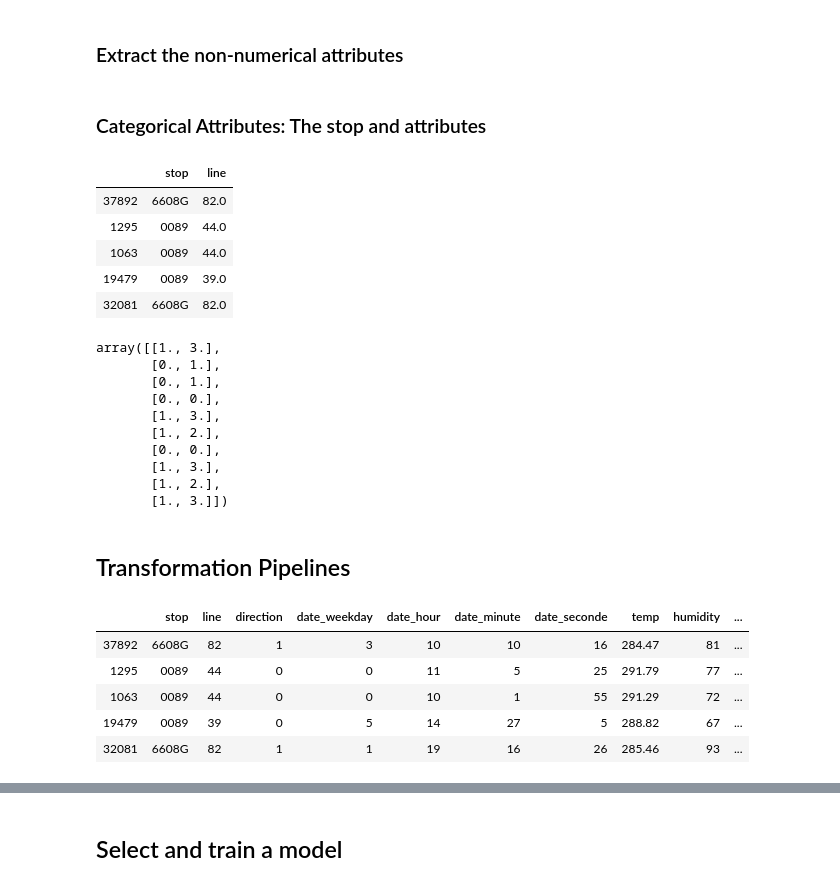
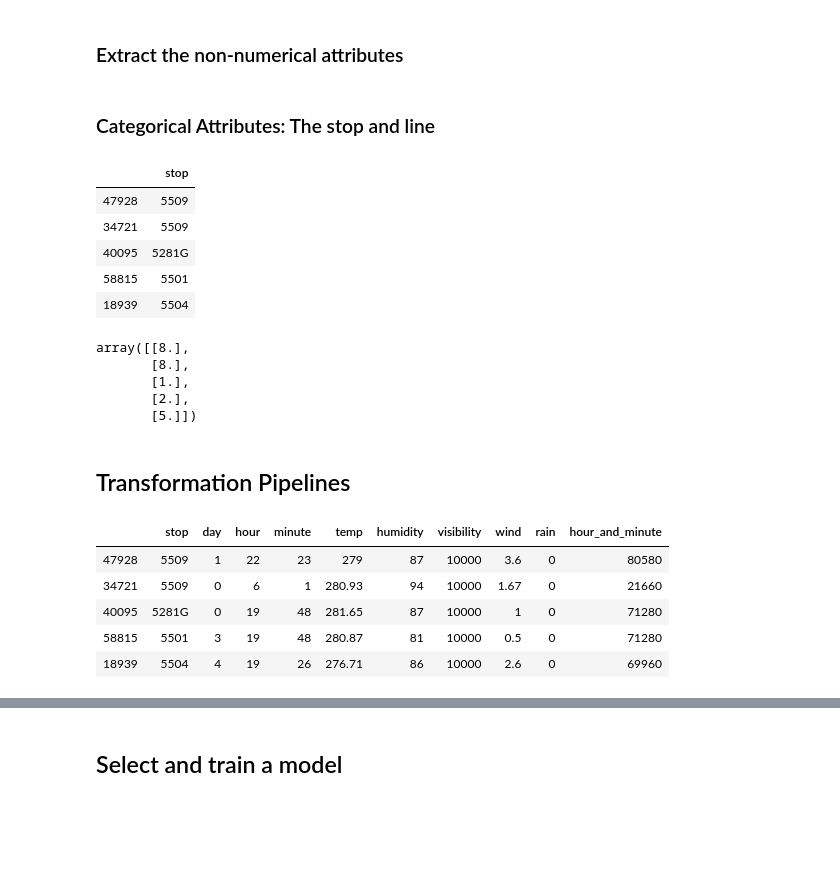
Before and after one commit to jalbrecq/CanYouCatchIt, a Jupyter notebook: sandbox/classification/notebook/Classification.ipynb, the cells around one changed output, grey strips where cells are left out. Cells and saved outputs as stored; diff of their text form; code cells hidden in the pictures; blank space fills up the shorter version.

```diff
--- a/sandbox/classification/notebook/Classification.ipynb
+++ b/sandbox/classification/notebook/Classification.ipynb
@@ -6,7 +6,7 @@ import pandas as pd
 import os, glob
 
 # Set the path to the directory holding CSV files
-DELAY_PATH = 'D:/Utilisateurs/Antoine/Documents/Unnif/5eme cours/Projet inter/CanYouCatchIt/sandbox/data/csv'
+DELAY_PATH = 'D:/Utilisateurs/Antoine/Documents/Unnif/5eme cours/Projet inter/CanYouCatchIt/sandbox/data/csv2'
 
 #we merge all csv files in one and change data for classification
 #this part also remove live with NaN
@@ -59,11 +59,19 @@ def load_delay_data(path=merged_3_path):
 # load the csv file
 delay = load_delay_data()
 
-# Stratifie the data with the different line
-# This make sure that the representation of each stop is the same in the train set then in the overall dataset
+# Get names of indexes for which column line has not a value of 39
+index_to_remove = delay[ delay['line'] != 39].index
+# Delete these row indexes from dataFrame
+delay.drop(index_to_remove , inplace=True)
+
+# Reset the labels
+delay.reset_index(drop=True, inplace=True)
+
+# Stratifie the data with the different hour
+# This make sure that the representation of each hour is the same in the train set then in the overall dataset
 # This stratification is not necessary is you have enough data
 split = StratifiedShuffleSplit(n_splits=1, test_size=0.2, random_state=42)
-for train_index, test_index in split.split(delay, delay["line"]):
+for train_index, test_index in split.split(delay, delay["hour"]):
     strat_train_set = delay.loc[train_index]
     strat_test_set = delay.loc[test_index]
 # %% [markdown]
@@ -155,6 +163,6 @@ Drop the unnecesery attribute. theoretical_time and expectedArrivalTime are drop
 nunique = delay.apply(pd.Series.nunique)
 cols_to_drop = nunique[nunique == 1].index
 delay = delay.drop(cols_to_drop, axis=1)
-delay = delay.drop(["theoretical_time", "expectedArrivalTime", "date"], axis=1)
+delay = delay.drop(["trip","theoretical_time", "expectedArrivalTime", "date"], axis=1)
 delay.head()
 # %% [output]
@@ -171,66 +179,61 @@ delay.head()
 # %%
 delay_num = delay.drop(['stop'], axis=1)
 # %% [markdown]
-### Categorical Attributes: The stop and attributes
+### Categorical Attributes: The stop and line
 # %%
-delay_cat = delay[['stop', 'line']]
+delay_cat = delay[['stop']]
 delay_cat.head()
 # %% [output]
-|  | stop | line |
-| 37892 | 6608G | 82.0 |
-| 1295 | 0089 | 44.0 |
-| 1063 | 0089 | 44.0 |
-| 19479 | 0089 | 39.0 |
-| 32081 | 6608G | 82.0 |
+|  | stop |
+| 47928 | 5509 |
+| 34721 | 5509 |
+| 40095 | 5281G |
+| 58815 | 5501 |
+| 18939 | 5504 |
 # %%
 from sklearn.preprocessing import OrdinalEncoder
 
 ordinal_encoder = OrdinalEncoder()
 delay_cat_encoded = ordinal_encoder.fit_transform(delay_cat)
-delay_cat_encoded[:10]
+delay_cat_encoded[:5]
 # %% [output]
-array([[1., 3.],
-       [0., 1.],
-       [0., 1.],
-       [0., 0.],
-       [1., 3.],
-       [1., 2.],
-       [0., 0.],
-       [1., 3.],
-       [1., 2.],
-       [1., 3.]])
+array([[8.],
+       [8.],
+       [1.],
+       [2.],
+       [5.]])
 # %% [markdown]
 ## Transformation Pipelines
 # %%
 from sklearn.preprocessing import FunctionTransformer
 import numpy as np
 
 # get the right column indices: safer than hard-coding indices
 
 def add_extra_features(X, add_combined_time=True):
-    hour_ix, minute_ix = [list(delay.columns).index(col) for col in ("date_hour", "date_minute")]
+    hour_ix, minute_ix = [list(delay.columns).index(col) for col in ("hour", "minute")]
     if add_combined_time:
         hour_and_minute = X[:, hour_ix]*3600 + X[:, minute_ix]*60
         return np.c_[X, hour_and_minute]
     else:
         return np.c_[X]
 
 attr_adder = FunctionTransformer(add_extra_features, validate=False,
                                  kw_args={"add_combined_time": True})
 delay_extra_attribs = attr_adder.fit_transform(delay.values)
 
 delay_extra_attribs = pd.DataFrame(
     delay_extra_attribs,
     columns=list(delay.columns) + ["hour_and_minute"],
     index=delay.index)
 delay_extra_attribs.head()
 # %% [output]
-|  | stop | line | direction | date_weekday | date_hour | date_minute | date_seconde | temp | humidity | ... |
-| 37892 | 6608G | 82 | 1 | 3 | 10 | 10 | 16 | 284.47 | 81 | ... |
-| 1295 | 0089 | 44 | 0 | 0 | 11 | 5 | 25 | 291.79 | 77 | ... |
-| 1063 | 0089 | 44 | 0 | 0 | 10 | 1 | 55 | 291.29 | 72 | ... |
-| 19479 | 0089 | 39 | 0 | 5 | 14 | 27 | 5 | 288.82 | 67 | ... |
-| 32081 | 6608G | 82 | 1 | 1 | 19 | 16 | 26 | 285.46 | 93 | ... |
+|  | stop | day | hour | minute | temp | humidity | visibility | wind | rain | hour_and_minute |
+| 47928 | 5509 | 1 | 22 | 23 | 279 | 87 | 10000 | 3.6 | 0 | 80580 |
+| 34721 | 5509 | 0 | 6 | 1 | 280.93 | 94 | 10000 | 1.67 | 0 | 21660 |
+| 40095 | 5281G | 0 | 19 | 48 | 281.65 | 87 | 10000 | 1 | 0 | 71280 |
+| 58815 | 5501 | 3 | 19 | 48 | 280.87 | 81 | 10000 | 0.5 | 0 | 71280 |
+| 18939 | 5504 | 4 | 19 | 26 | 276.71 | 86 | 10000 | 2.6 | 0 | 69960 |
 # %%
 from sklearn.pipeline import Pipeline
 from sklearn.preprocessing import StandardScaler
```
Also changed, not shown: parts of 20 cells of this notebook, 1 other file.
